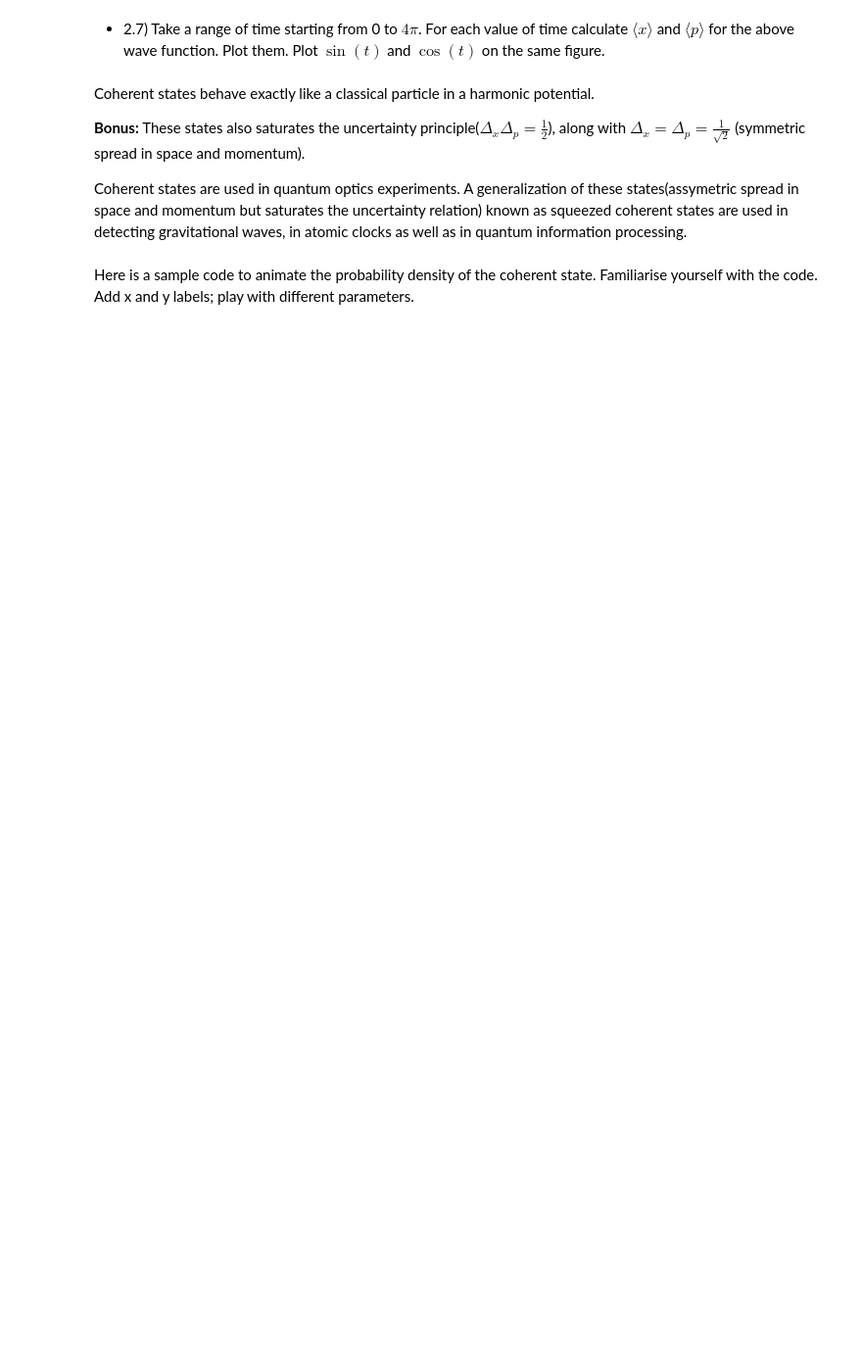
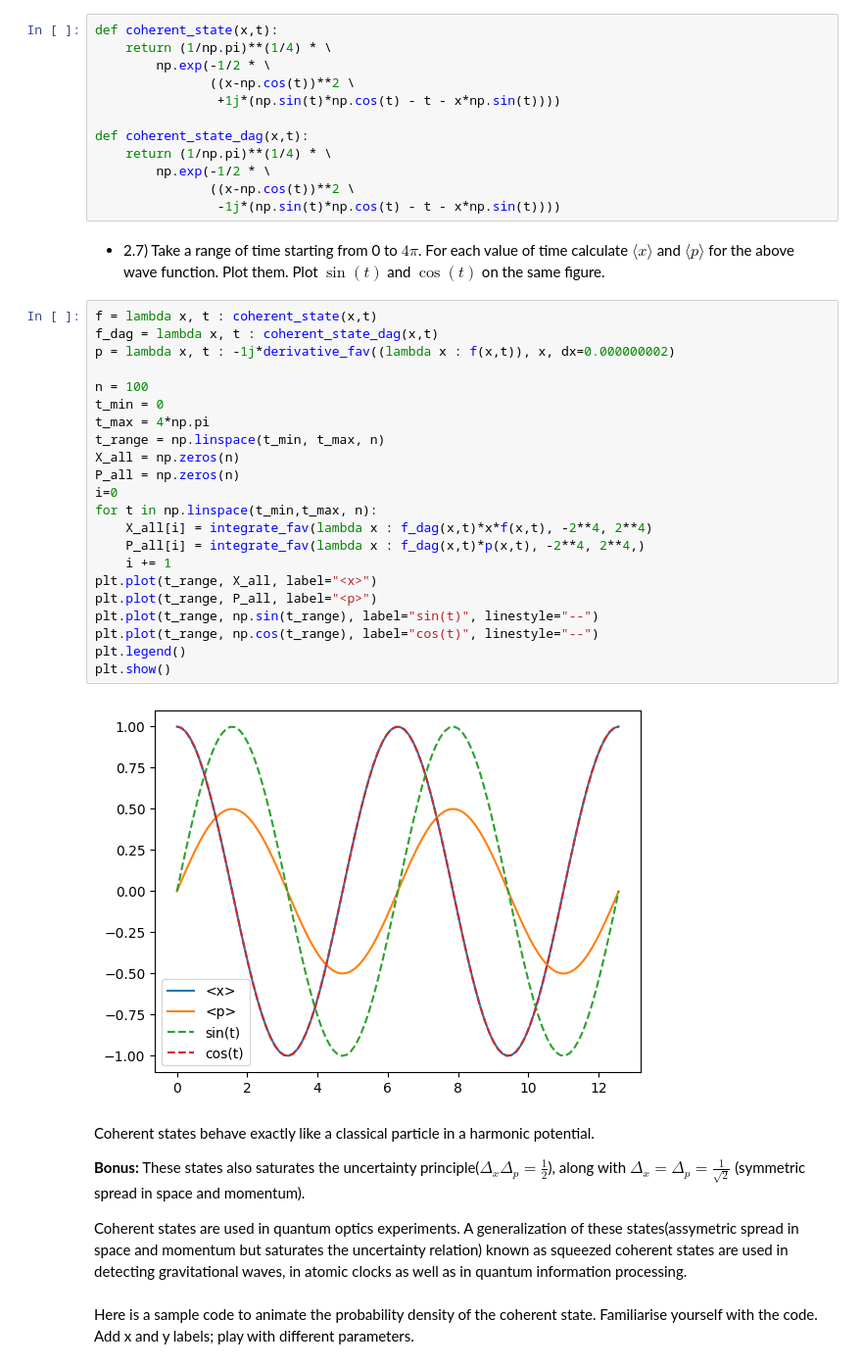
Before and after one commit to T2ooomasz/ComputationalMethodsI, a Jupyter notebook: HW/hw4TomaszKazulak.ipynb, the cells around one changed output. Shown at 98% size. Saved outputs shown, nothing was run; the diff lists cells and outputs as text; blank space fills up the shorter version.

```diff
--- a/HW/hw4TomaszKazulak.ipynb
+++ b/HW/hw4TomaszKazulak.ipynb
@@ -198,5 +294,41 @@ def coherent_state(x,t):
+# %%
+def coherent_state(x,t):
+    return (1/np.pi)**(1/4) * \
+        np.exp(-1/2 * \
+               ((x-np.cos(t))**2 \
+                +1j*(np.sin(t)*np.cos(t) - t - x*np.sin(t))))
+
+def coherent_state_dag(x,t):
+    return (1/np.pi)**(1/4) * \
+        np.exp(-1/2 * \
+               ((x-np.cos(t))**2 \
+                -1j*(np.sin(t)*np.cos(t) - t - x*np.sin(t))))
 # %% [markdown]
 - 2.7) Take a range of time starting from 0 to $4\pi$. For each value of time calculate $\langle x \rangle$ and $\langle p \rangle$ for the above wave function. Plot them. Plot $\sin(t)$ and $\cos(t)$ on the same figure.
+# %%
+f = lambda x, t : coherent_state(x,t)
+f_dag = lambda x, t : coherent_state_dag(x,t)
+p = lambda x, t : -1j*derivative_fav((lambda x : f(x,t)), x, dx=0.000000002)
+
+n = 100
+t_min = 0
+t_max = 4*np.pi
+t_range = np.linspace(t_min, t_max, n)
+X_all = np.zeros(n)
+P_all = np.zeros(n)
+i=0
+for t in np.linspace(t_min,t_max, n):
+    X_all[i] = integrate_fav(lambda x : f_dag(x,t)*x*f(x,t), -2**4, 2**4)
+    P_all[i] = integrate_fav(lambda x : f_dag(x,t)*p(x,t), -2**4, 2**4,)
+    i += 1
+plt.plot(t_range, X_all, label="<x>")
+plt.plot(t_range, P_all, label="<p>")
+plt.plot(t_range, np.sin(t_range), label="sin(t)", linestyle="--")
+plt.plot(t_range, np.cos(t_range), label="cos(t)", linestyle="--")
+plt.legend()
+plt.show()
+# %% [output]
+[figure, added]
 # %% [markdown]
 Coherent states behave exactly like a classical particle in a harmonic potential.
 
```
Also changed, not shown: parts of 12 cells of this notebook, 2 other files.
